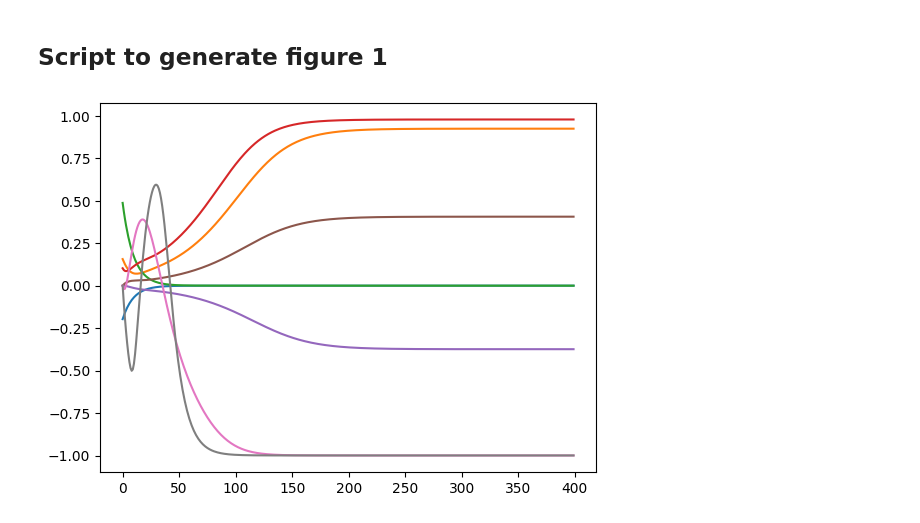
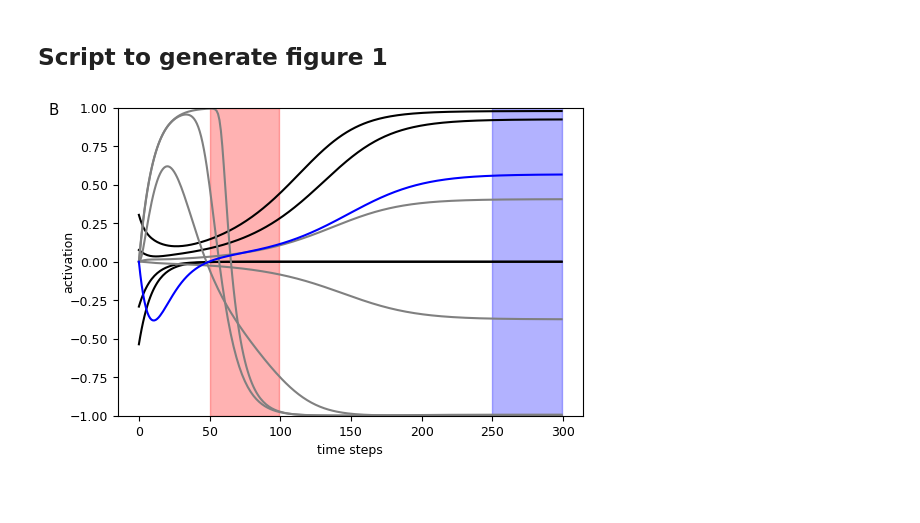
Before and after one commit to paulbanse/Proxy_General_Model, a Jupyter notebook: Clean_version/figures/figure1.ipynb, the cells around one changed output. Cells and saved outputs as stored; diff of their text form; code cells hidden in the pictures; blank space fills up the shorter version.

Commit message:
updated figure

```diff
--- a/Clean_version/figures/figure1.ipynb
+++ b/Clean_version/figures/figure1.ipynb
@@ -3,33 +28,46 @@
+# %%
+param_grid = {
+    'n': [15],
+    'trials': [50],
+    'proxy_discard': [50],
+    'goal_discard': [350],
+    'measure_time': [50],
+    'spectral_radius': [1.25],
+    'alpha': [0.1],
+    "avg_number_of_edges": [2],
+    "number_of_action_nodes": [6],
+    "seed": [5]                          # note that picking the seed is only ok because the goal of this figure is to be illustrative.
+}
+param_ESN = dict(zip(param_grid.keys(), [param_grid[k][0] for k in param_grid.keys()]))
+esn = module_ESN.EchoStateNetwork(param_ESN['n'],  spectral_radius=param_ESN['spectral_radius'], alpha = param_ESN['alpha'],
+                            avg_number_of_edges=param_ESN['avg_number_of_edges'], proxy_discard=param_ESN['proxy_discard'],
+                            goal_discard=param_ESN['goal_discard'], measure_time=param_ESN['measure_time'],
+                            seed=param_ESN['seed'],number_of_action_nodes=param_ESN['number_of_action_nodes'])
 # %%
-import sys
-from pathlib import Path
-sys.path.append(str(Path('.').resolve().parent))
-import matplotlib.pyplot as plt
-import module_ESN
-import module_graph
-from netgraph import Graph as plotGraph
-param_grid = {
-    'n': [10],
-    'trials': [50],
-    'proxy_discard': [50],
-    'goal_discard': [350],
-    'measure_time': [50],
-    'spectral_radius': [1.25],
-    'alpha': [0.1],
-    "avg_number_of_edges": [2],
-    "number_of_action_nodes": [4],
-    "seed": [6]                          # note that picking the seed is only ok because the goal of this figure is to be illustrative.
-}
 
-param_ESN = dict(zip(param_grid.keys(), [param_grid[k][0] for k in param_grid.keys()]))
-esn = module_ESN.EchoStateNetwork(param_ESN['n'],  spectral_radius=param_ESN['spectral_radius'], alpha = param_ESN['alpha'],
-                            avg_number_of_edges=param_ESN['avg_number_of_edges'], proxy_discard=param_ESN['proxy_discard'],
-                            goal_discard=param_ESN['goal_discard'], measure_time=param_ESN['measure_time'],
-                            seed=param_ESN['seed'],number_of_action_nodes=param_ESN['number_of_action_nodes'])
-actions = module_ESN.get_base_action_value(len(esn.action_nodes))
-states = esn.run( agent_values=actions)
-plt.plot(states[:, 0:8], label='goal node')
-plt.show()
+
+def plot_temporal(ax,ESN, proxy_node = None):
+    G = module_graph.outputgraph(ESN.W)
+    cmap = 'RdYlGn'
+    n = max(G.nodes())
+    colors = { node:  'b'*(node == n)+  'gray'*(ESN.number_of_action_nodes<=node and node<n) + 'k'*(node <ESN.number_of_action_nodes )   for node in G.nodes() }
+    list_color = [ colors[i] if not proxy_node or i != proxy_node else 'r' for i in range(n+1)]
+    actions = module_ESN.get_base_action_value(len(ESN.action_nodes))
+    states = ESN.run( agent_values=actions)
+    for k in range(n+1):
+        p = ax.plot(states[:, k], color = list_color[k])
+    ax.set_title('B', loc='left', x= -0.15, y = 0.95)
+    ax.set_xlabel('time steps')
+    ax.set_ylabel('activation', labelpad=-4)
+    ax.set_ylim(-1,1)
+
+    g = param_grid["goal_discard"][0]
+    p =  param_grid["proxy_discard"][0]
+    m = param_grid["measure_time"][0]
+    ax.fill_between(range(g , g+m  ),-1, 1,  color = "b", alpha=0.3)
+    ax.fill_between(range(p , p+m  ),-1, 1,  color = "r", alpha=0.3)
+fig, ax = plt.subplots(1, 1, figsize=(6, 4))
+plot_temporal(ax,esn)
 # %% [output]
-[figure, old version]
+[figure, new version]
 # %%
```
Also changed, not shown: parts of 12 cells of this notebook, 5 other files.
